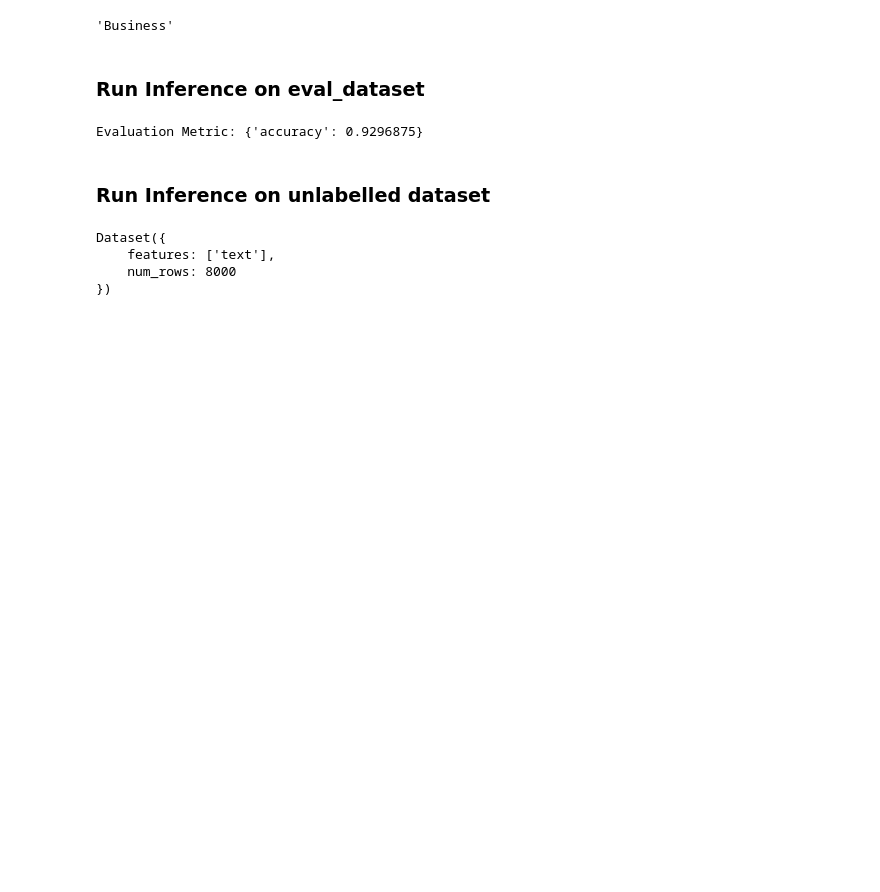
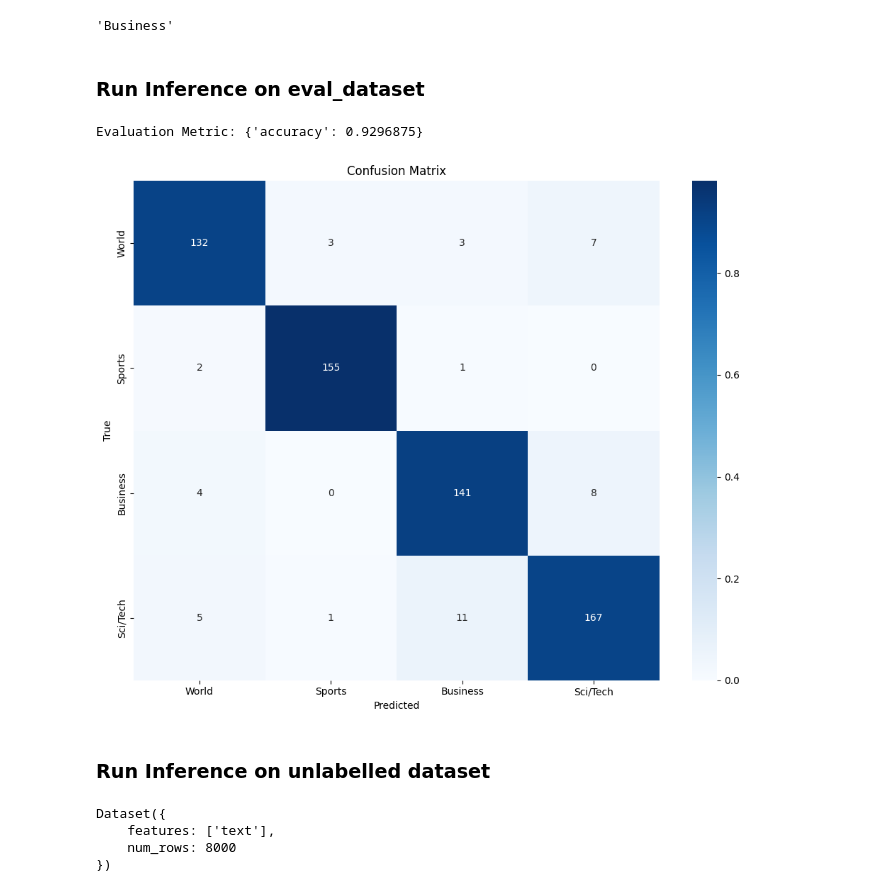
Before and after one commit to anushkagarg-30/RoBerta-AGNews, a Jupyter notebook: Submissions/Final-Submission 8/Submission 8.ipynb, the cells around one changed output. Drawn from its saved outputs; the diff is of its cells as text; code cells hidden in the pictures; blank space fills up the shorter version.

```diff
--- a/Submissions/Final-Submission 8/Submission 8.ipynb
+++ b/Submissions/Final-Submission 8/Submission 8.ipynb
@@ -286,6 +560,55 @@ def evaluate_model(inference_model, dataset, labelled=True, batch_size=8, data_c
 _, _ = evaluate_model(peft_model, eval_dataset, True, 8, data_collator)
 # %% [output]
 Evaluation Metric: {'accuracy': 0.9296875}
+# %%
+
+from sklearn.metrics import confusion_matrix
+import seaborn as sns
+
+def plot_confusion_matrix(model, dataset, data_collator, class_names):
+
+    device = torch.device("cuda" if torch.cuda.is_available() else "cpu")
+    model.to(device)
+    model.eval()
+
+
+    dataloader = DataLoader(dataset, batch_size=8, collate_fn=data_collator)
+
+    all_preds = []
+    all_labels = []
+
+    with torch.no_grad():
+        for batch in dataloader:
+            batch = {k: v.to(device) for k, v in batch.items()}
+            outputs = model(**batch)
+            preds = outputs.logits.argmax(dim=-1)
+
+            all_preds.extend(preds.cpu().numpy())
+            all_labels.extend(batch["labels"].cpu().numpy())
+
+
+    cm = confusion_matrix(all_labels, all_preds)
+
+
+    cm_normalized = cm.astype('float') / cm.sum(axis=1)[:, np.newaxis]
+
+
+    plt.figure(figsize=(10, 8))
+    sns.heatmap(cm_normalized, annot=cm, fmt='d', cmap='Blues',
+                xticklabels=class_names, yticklabels=class_names)
+    plt.xlabel('Predicted')
+    plt.ylabel('True')
+    plt.title('Confusion Matrix')
+    plt.tight_layout()
+    plt.savefig('confusion_matrix.png', dpi=300)
+    plt.show()
+
+    return cm
+
+
+cm = plot_confusion_matrix(peft_model, eval_dataset, data_collator, class_names)
+# %% [output]
+[figure, added]
 # %% [markdown]
 ### Run Inference on unlabelled dataset
 # %%
```
Also changed, not shown: parts of 25 cells of this notebook.
